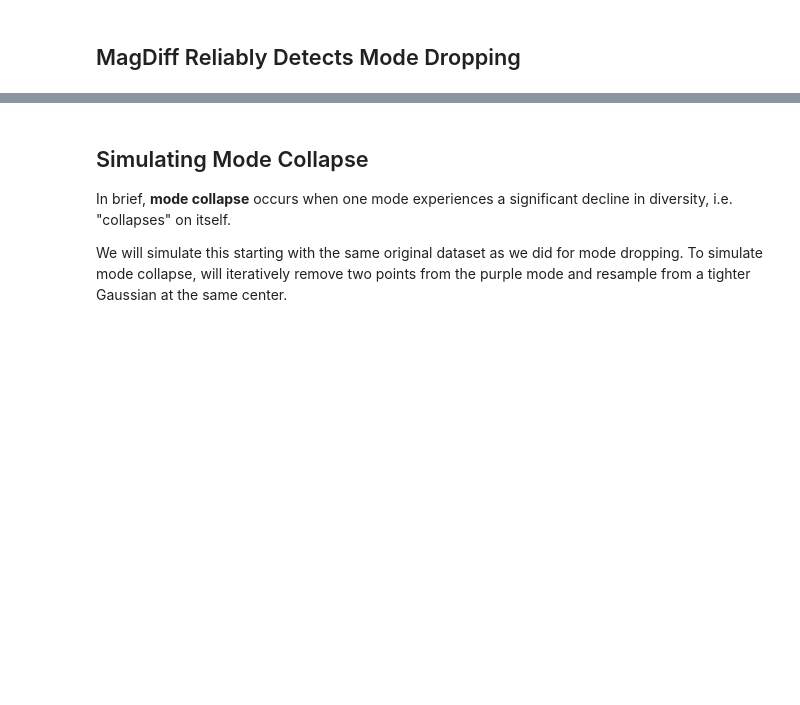
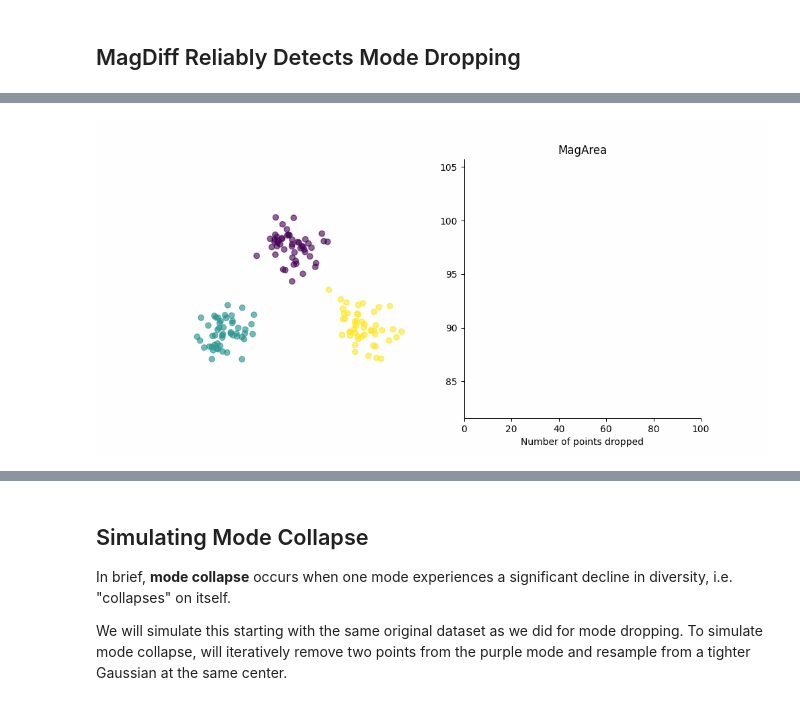
Before and after one commit to aidos-lab/magnipy, a Jupyter notebook: notebooks/mode_dropping.ipynb, the cells around one changed output, grey strips where cells are left out. Saved outputs shown, nothing was run; the diff lists cells and outputs as text; code cells hidden in the pictures; blank space fills up the shorter version.

```diff
--- a/notebooks/mode_dropping.ipynb
+++ b/notebooks/mode_dropping.ipynb
@@ -121 +124,7 @@ plot_diversity_measures(mag_areas, mag_diffs, mag_diffs_normalised, size)
+# %%
+# MagArea
+
+Image(filename="./assets/mode_dropping/magarea.gif")
+# %% [output]
+[figure, added]
 # %% [markdown]
```
Also changed, not shown: parts of 22 cells of this notebook.
